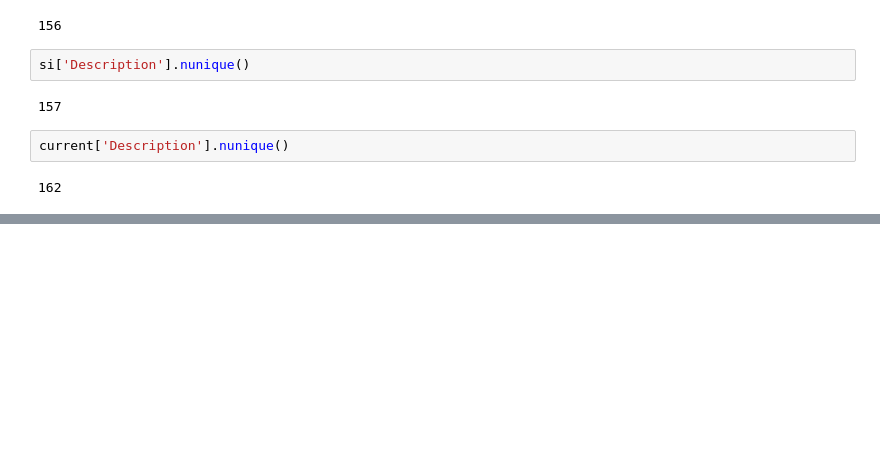
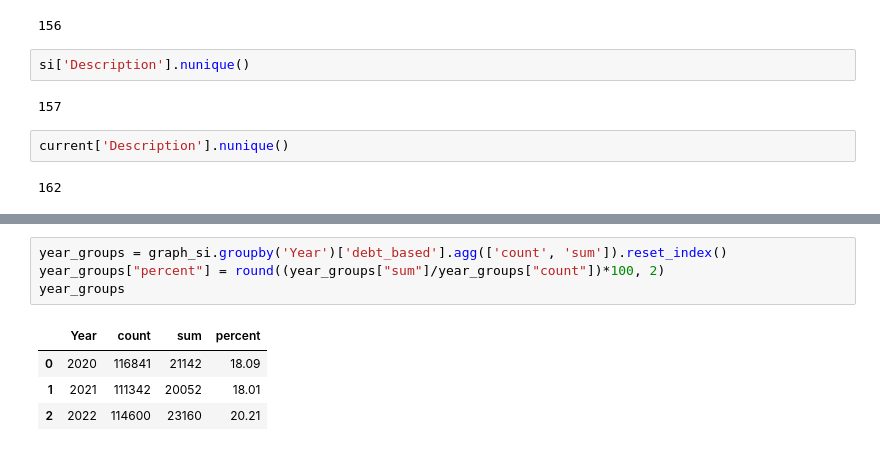
Before and after one commit to BU-Spark/ds4g-livable-streets-debt, a Jupyter notebook: Final Tableau Code.ipynb, the cells around one changed output, grey strips where cells are left out. Drawn from its saved outputs; the diff is of its cells as text; blank space fills up the shorter version.

```diff
--- a/Final Tableau Code.ipynb
+++ b/Final Tableau Code.ipynb
@@ -192,0 +232,9 @@ current['Description'].nunique()
+# %%
+year_groups = graph_si.groupby('Year')['debt_based'].agg(['count', 'sum']).reset_index()
+year_groups["percent"] = round((year_groups["sum"]/year_groups["count"])*100, 2)
+year_groups
+# %% [output]
+|  | Year | count | sum | percent |
+| 0 | 2020 | 116841 | 21142 | 18.09 |
+| 1 | 2021 | 111342 | 20052 | 18.01 |
+| 2 | 2022 | 114600 | 23160 | 20.21 |
```
Also changed, not shown: parts of 7 cells of this notebook.
